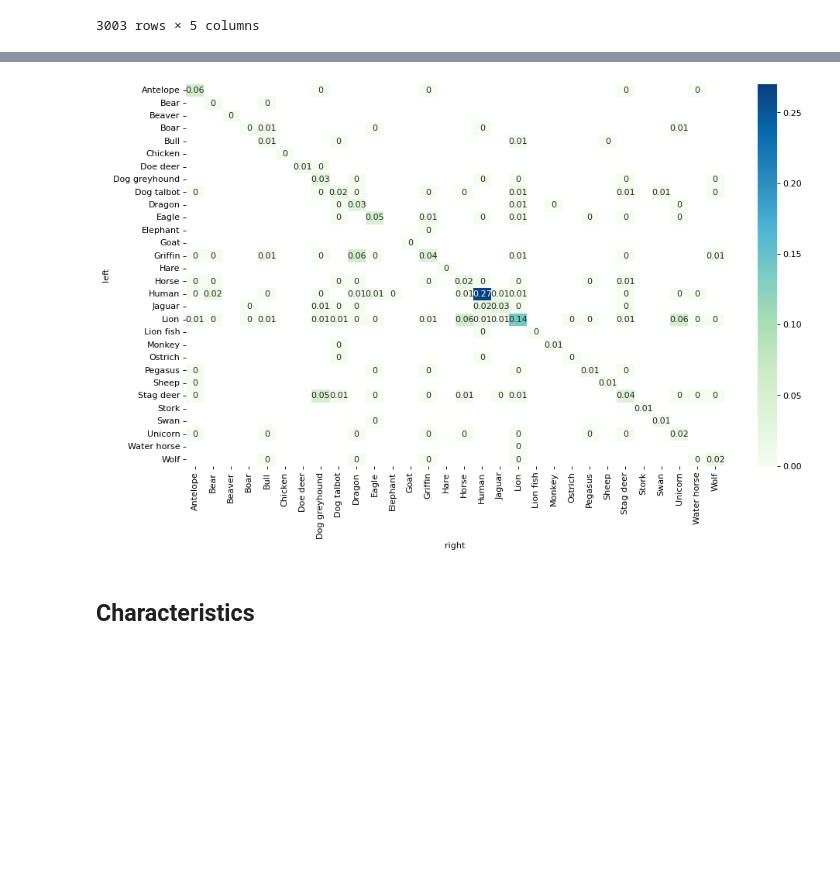
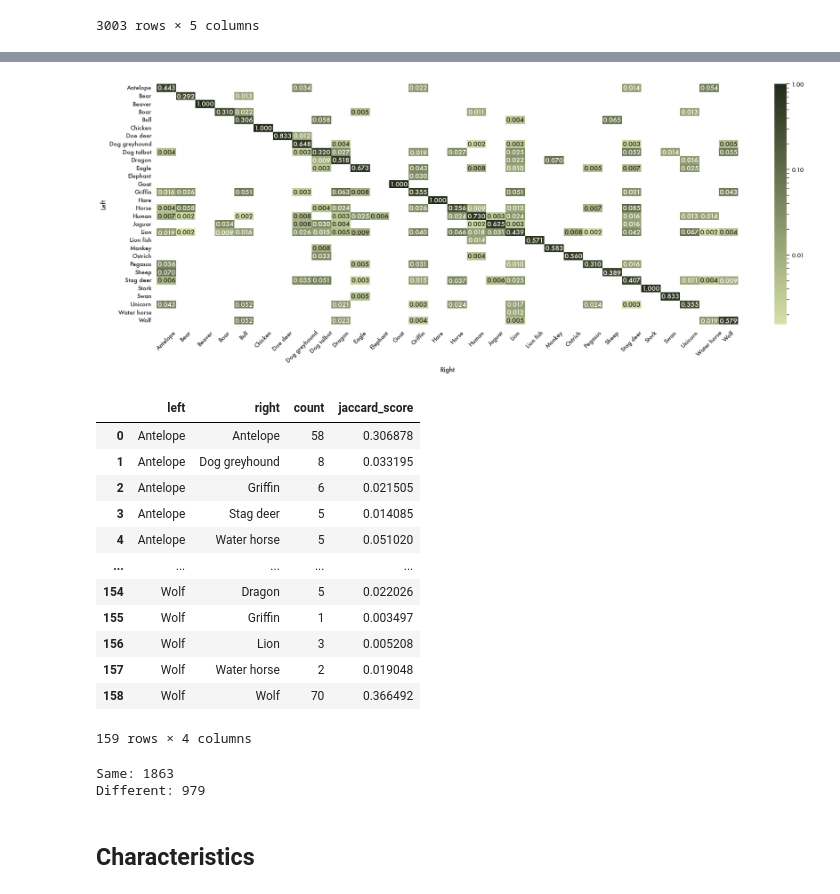
Before and after one commit to nesterenkojul/ecco-heraldry-animals, a Jupyter notebook: dh_data_explore.ipynb, the cells around one changed output, grey strips where cells are left out. Drawn from its saved outputs; the diff is of its cells as text; code cells hidden in the pictures; blank space fills up the shorter version.

```diff
--- a/dh_data_explore.ipynb
+++ b/dh_data_explore.ipynb
@@ -588,5 +590,10 @@ def get_plot(chart_type, title, data, range_x=None, range_y=None,
                     plot_bgcolor="#FFFFFF", paper_bgcolor="#FFFFFF")
   return fig
+# %%
+# heatmap styling
+palette = sns.cubehelix_palette(start=2, rot=-0.2, dark=0.15, light=.75, as_cmap=True)
+palette = sns.blend_palette(["#D5E1A7", "#222B18"], as_cmap=True)
+sns.set_theme(font = 'Futura', style='white')
 # %%
 annotations = pd.read_csv("annotations_detailed.csv")
 annotations.drop_duplicates('image', inplace=True)
@@ -704,4 +727,4 @@ plt.show()
 # %%
-animal_pairs_title_avg = animal_pairs.groupby('work_id')[['left', 'right']].value_counts(normalize=True, ascending=True).reset_index()
+animal_pairs_title_avg = animal_pairs.groupby('work_id')[['left', 'right']].value_counts(ascending=True).reset_index()
 animal_pairs_title_avg
 # %% [output]
@@ -720,12 +743,43 @@ animal_pairs_title_avg
 342 rows × 4 columns
 # %%
-pair_matrix = animal_pairs_title_avg.groupby(['left', 'right']).mean('proportion').apply(lambda x: round(x, 2)).unstack(fill_value=None).proportion
+# Basic frequency
+#pair_matrix = animal_pairs_title_avg.groupby(['left', 'right']).sum('count').unstack(fill_value=None)
 
-plt.figure(figsize=(14, 8), dpi=80)
-sns.heatmap(pair_matrix, annot=True, cmap="GnBu", fmt="g")
+# Jaccard Score
+pair_counts = animal_pairs_title_avg.groupby(['left', 'right']).sum('count').reset_index()
+pair_counts['jaccard_score'] = pair_counts.apply(lambda x: x['count'] / (pair_counts[pair_counts.left == x.left]['count'].sum() + pair_counts[pair_counts.right == x.right]['count'].sum() - x['count']), axis=1)
+pair_matrix = pair_counts.drop('count', axis=1).groupby(['left', 'right']).mean('jaccard_score').unstack(fill_value=None).jaccard_score
+
+plt.figure(figsize=(24, 8), dpi=100)
+sns.heatmap(pair_matrix, annot=True, cmap=palette, norm=colors.LogNorm(), cbar_kws={'format': '%.2f'}, fmt='.3f').set(xlabel='Right', ylabel='Left')
+locs, labels = plt.xticks()
+plt.setp(labels, rotation=45)
 plt.show()
 # %% [output]
-[figure, old version]
+[figure, new version]
+# %%
+pair_counts
+# %% [output]
+|  | left | right | count | jaccard_score |
+| 0 | Antelope | Antelope | 58 | 0.306878 |
+| 1 | Antelope | Dog greyhound | 8 | 0.033195 |
+| 2 | Antelope | Griffin | 6 | 0.021505 |
+| 3 | Antelope | Stag deer | 5 | 0.014085 |
+| 4 | Antelope | Water horse | 5 | 0.051020 |
+| ... | ... | ... | ... | ... |
+| 154 | Wolf | Dragon | 5 | 0.022026 |
+| 155 | Wolf | Griffin | 1 | 0.003497 |
+| 156 | Wolf | Lion | 3 | 0.005208 |
+| 157 | Wolf | Water horse | 2 | 0.019048 |
+| 158 | Wolf | Wolf | 70 | 0.366492 |
+159 rows × 4 columns
+# %%
+pair_counts['is_same'] = pair_counts.apply(lambda x: x.left == x.right, axis=1)
+print('Same:', pair_counts[pair_counts['is_same']]['count'].sum())
+print('Different:', pair_counts[~pair_counts['is_same']]['count'].sum())
+# %% [output]
+Same: 1863
+Different: 979
 # %% [markdown]
 ## Characteristics
 # %%
```
Also changed, not shown: parts of 36 cells of this notebook, 2 other files.
